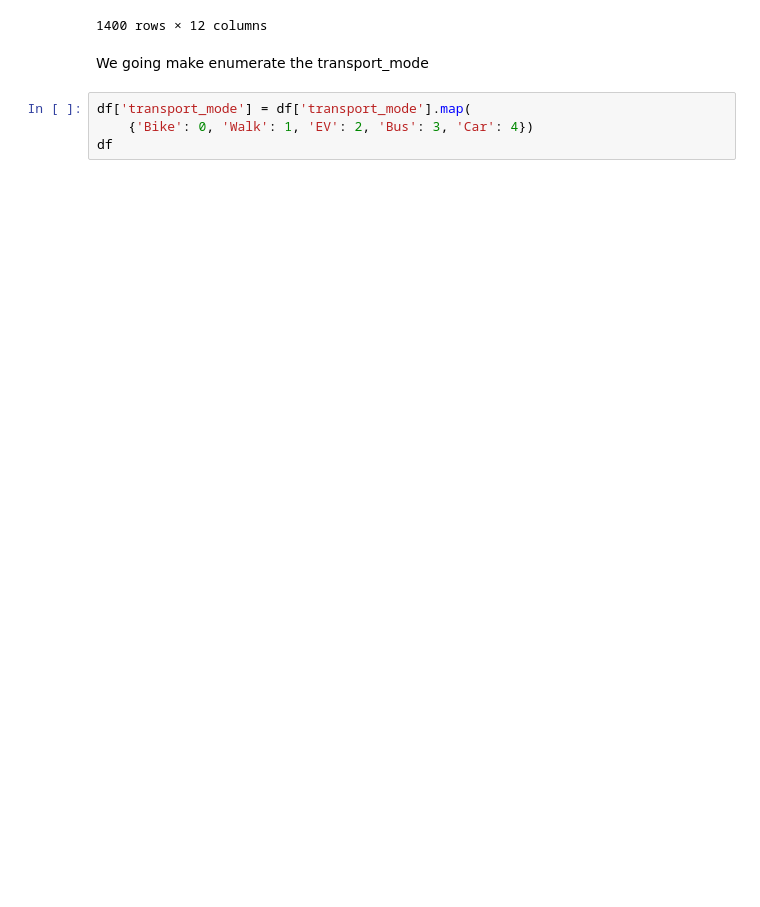
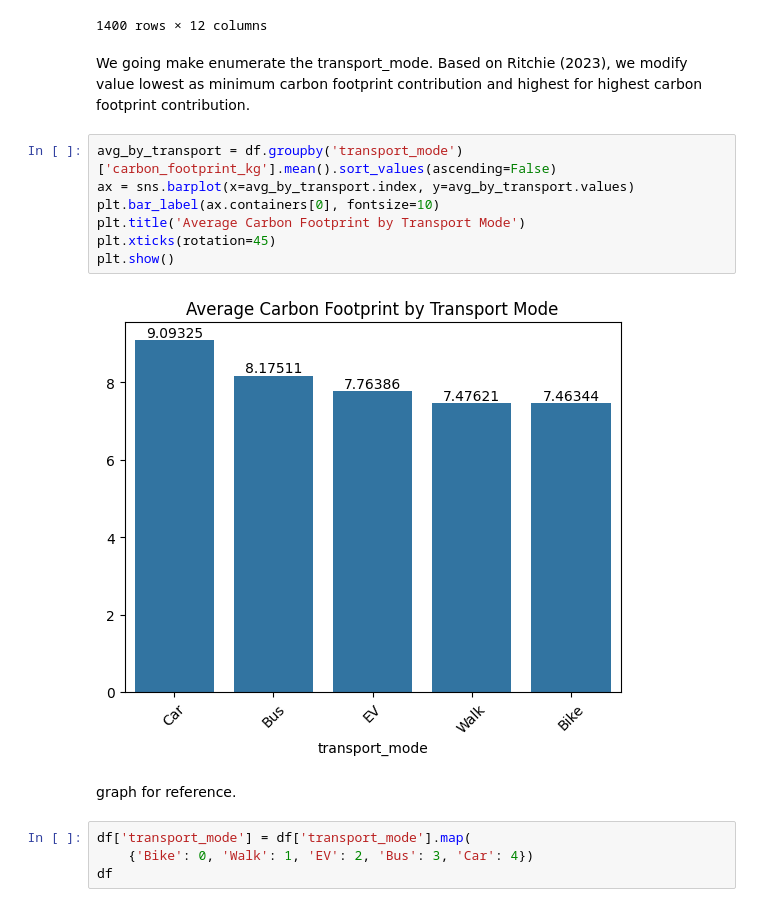
Before and after one commit to XunMMU/dsf-carbon, a Jupyter notebook: TT3L_G01_Notebook.ipynb, the cells around one changed output. Cells and saved outputs as stored; diff of their text form; blank space fills up the shorter version.

```diff
--- a/TT3L_G01_Notebook.ipynb
+++ b/TT3L_G01_Notebook.ipynb
@@ -271,7 +264,18 @@ df
 | 1399 | 200 | Weekend | EV | 7.69 | 2 | 5.0 | 0.81 | ... |
 1400 rows × 12 columns
 # %% [markdown]
-We going make enumerate the transport_mode
+We going make enumerate the transport_mode. Based on Ritchie (2023), we modify value lowest as minimum carbon footprint contribution and highest for highest carbon footprint contribution.
+# %%
+avg_by_transport = df.groupby('transport_mode')['carbon_footprint_kg'].mean().sort_values(ascending=False)
+ax = sns.barplot(x=avg_by_transport.index, y=avg_by_transport.values)
+plt.bar_label(ax.containers[0], fontsize=10)
+plt.title('Average Carbon Footprint by Transport Mode')
+plt.xticks(rotation=45)
+plt.show()
+# %% [output]
+[figure, added]
+# %% [markdown]
+graph for reference.
 # %%
 df['transport_mode'] = df['transport_mode'].map(
     {'Bike': 0, 'Walk': 1, 'EV': 2, 'Bus': 3, 'Car': 4})
```
Also changed, not shown: parts of 67 cells of this notebook, 3 other files.
